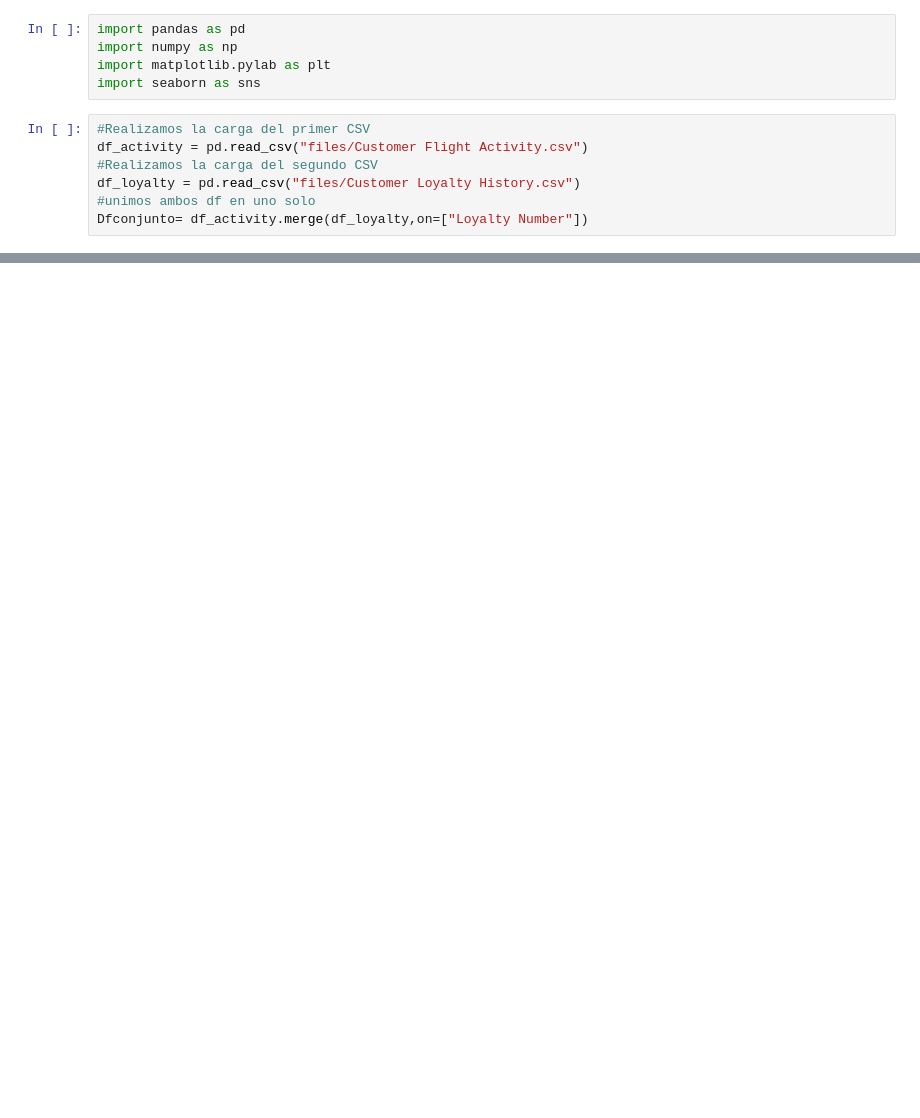
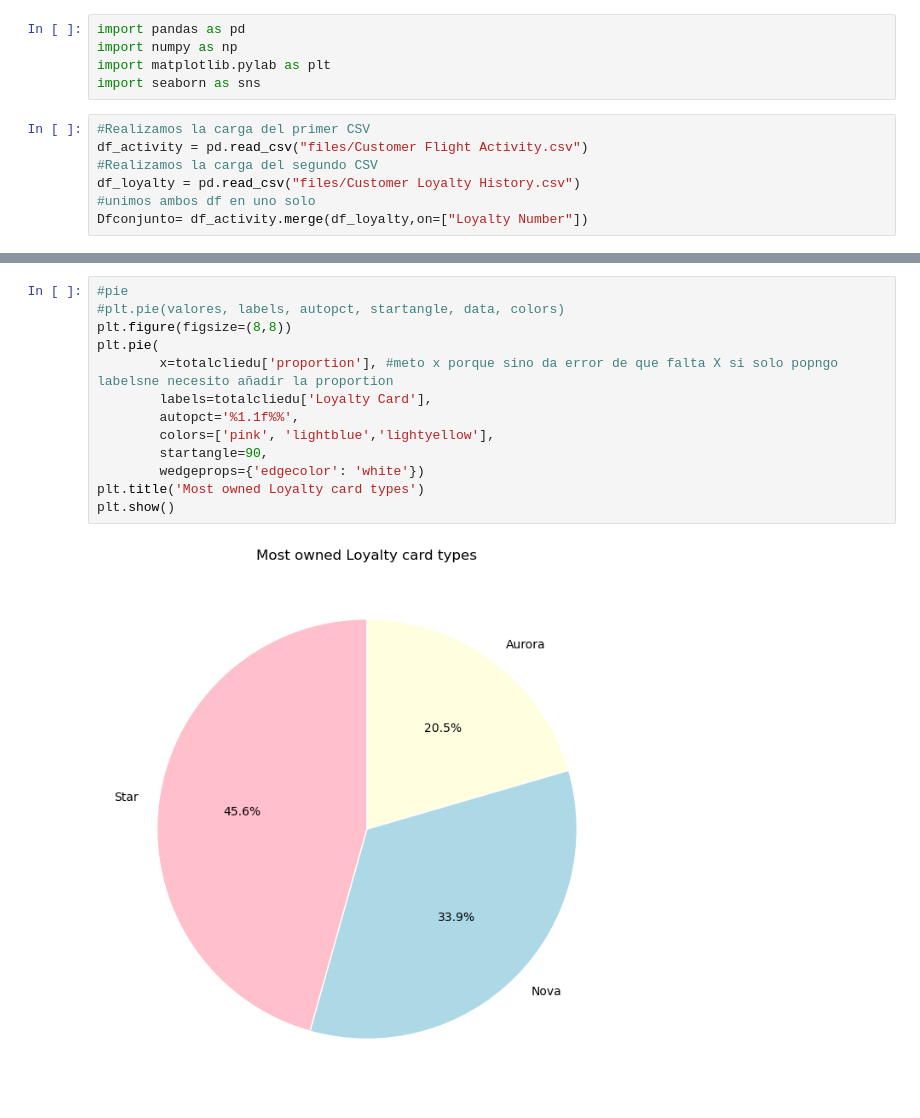
Before and after one commit to Adalab/bda-modulo-3-evaluacion-final-jiucode, a Jupyter notebook: 3.Visualización.ipynb, the cells around one changed output, grey strips where cells are left out. Saved outputs shown, nothing was run; the diff lists cells and outputs as text; blank space fills up the shorter version.

```diff
--- a/3.Visualización.ipynb
+++ b/3.Visualización.ipynb
@@ -66,0 +120,15 @@ plt.show()
+# %%
+#pie
+#plt.pie(valores, labels, autopct, startangle, data, colors)
+plt.figure(figsize=(8,8))
+plt.pie(
+        x=totalcliedu['proportion'], #meto x porque sino da error de que falta X si solo popngo labelsne necesito añadir la proportion
+        labels=totalcliedu['Loyalty Card'],
+        autopct='%1.1f%%',
+        colors=['pink', 'lightblue','lightyellow'],
+        startangle=90,
+        wedgeprops={'edgecolor': 'white'})
+plt.title('Most owned Loyalty card types')
+plt.show()
+# %% [output]
+[figure, added]
```
Also changed, not shown: parts of 21 cells of this notebook.
